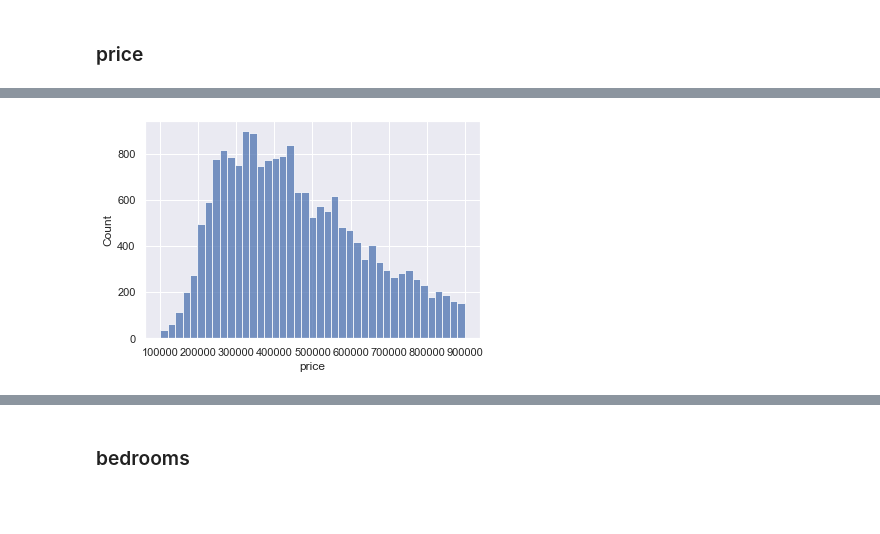
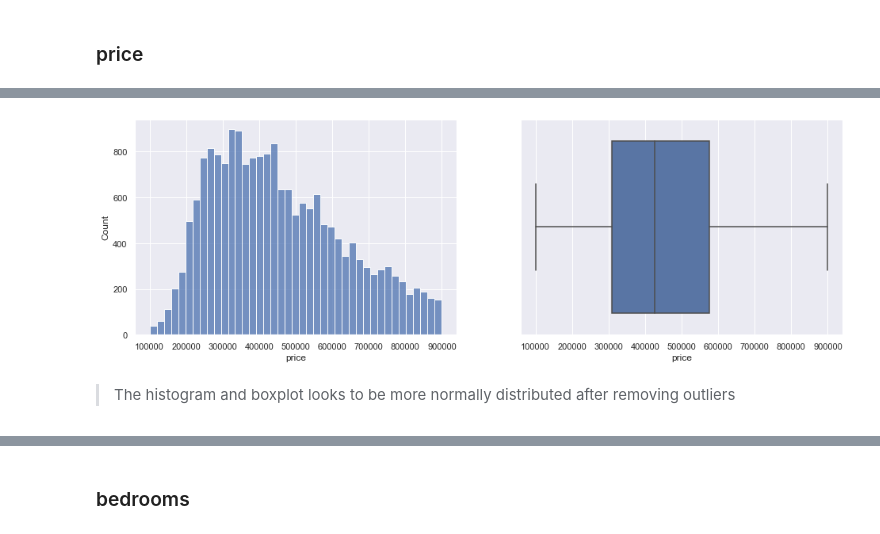
Before and after one commit to Deric-Williamson/house-sales-regression-model, a Jupyter notebook: Data_Cleaning.ipynb, the cells around one changed output, grey strips where cells are left out. Drawn from its saved outputs; the diff is of its cells as text; code cells hidden in the pictures; blank space fills up the shorter version.

```diff
--- a/Data_Cleaning.ipynb
+++ b/Data_Cleaning.ipynb
@@ -134,8 +103,12 @@ sns.boxplot(data=df, x='price');
-# %%
-#The histogram looks to be more normally distributed after removing outliers
-sns.histplot(data=df, x='price');
-# %% [output]
-[figure, removed]
+# %%
+fig, ax = plt.subplots(nrows=1, ncols=2, figsize=(16,5))
+
+sns.histplot(data=df, x='price', ax = ax[0])
+sns.boxplot(data=df, x='price', ax=ax[1]);
+# %% [output]
+[figure, added]
+# %% [markdown]
+>The histogram and boxplot looks to be more normally distributed after removing outliers
 # %%
 #checking the rows left
 df.shape
```
Also changed, not shown: parts of 96 cells of this notebook, 1 other file.
